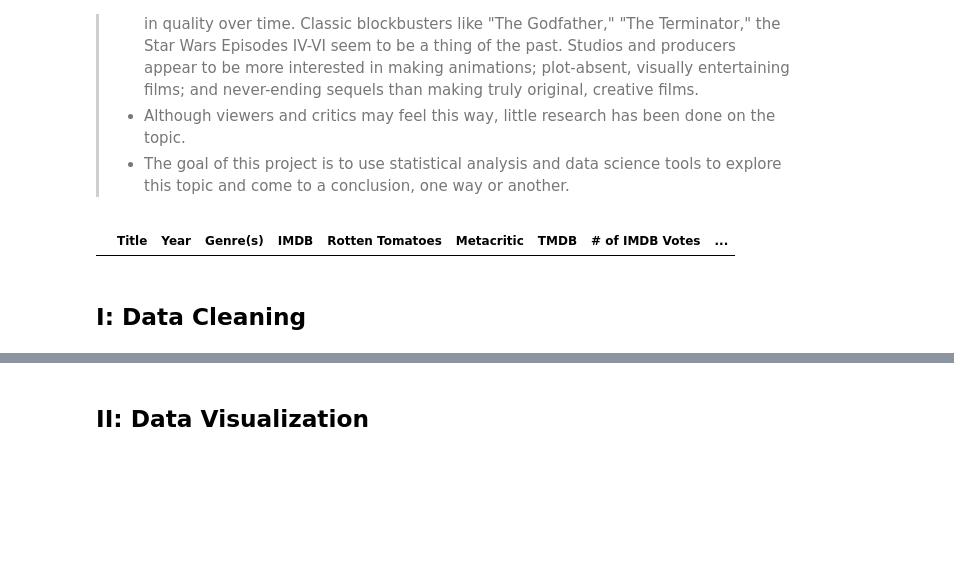
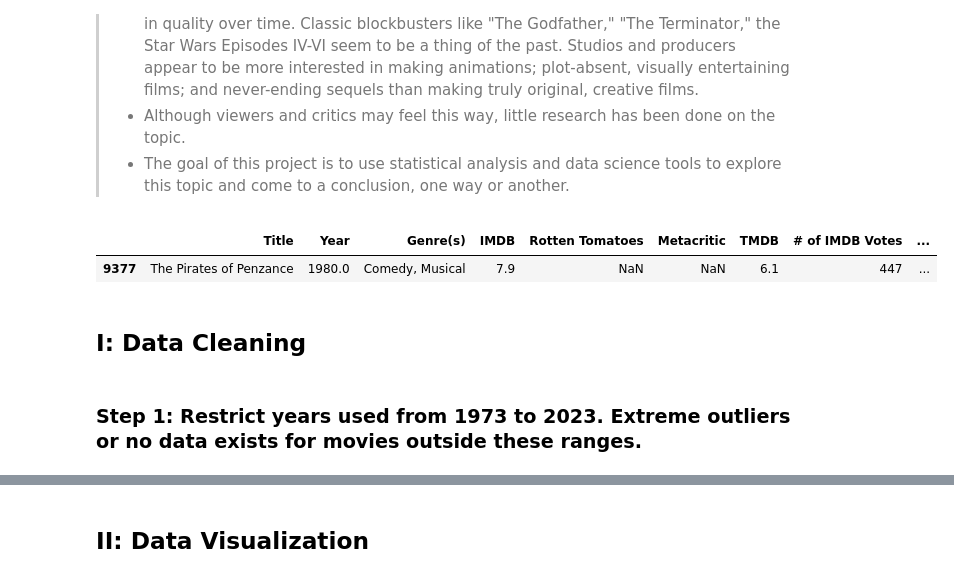
Before and after one commit to tsnow2010/DATA601, a Jupyter notebook: DATA601_Project1/src/main.ipynb, the cells around one changed output, grey strips where cells are left out. Cells and saved outputs as stored; diff of their text form; code cells hidden in the pictures; blank space fills up the shorter version.

```diff
--- a/DATA601_Project1/src/main.ipynb
+++ b/DATA601_Project1/src/main.ipynb
@@ -23,11 +23,12 @@ import plotly.express as px
 # %%
 # Create initial DataFrame from movie_data.csv
 
-df = pd.read_csv('movie_data.csv')
+df = pd.read_csv('https://raw.githubusercontent.com/tsnow2010/DATA601/refs/heads/main/DATA601_Project1/data/movie_data.csv')
 df.sample(1)
-
-df[df['Title'] == "Hubie Halloween"]
 # %% [output]
 |  | Title | Year | Genre(s) | IMDB | Rotten Tomatoes | Metacritic | TMDB | # of IMDB Votes | ... |
+| 9377 | The Pirates of Penzance | 1980.0 | Comedy, Musical | 7.9 | NaN | NaN | 6.1 | 447 | ... |
 # %% [markdown]
 ## I: Data Cleaning
+# %% [markdown]
+### Step 1: Restrict years used from 1973 to 2023.  Extreme outliers or no data exists for movies outside these ranges.
```
Also changed, not shown: parts of 20 cells of this notebook.
